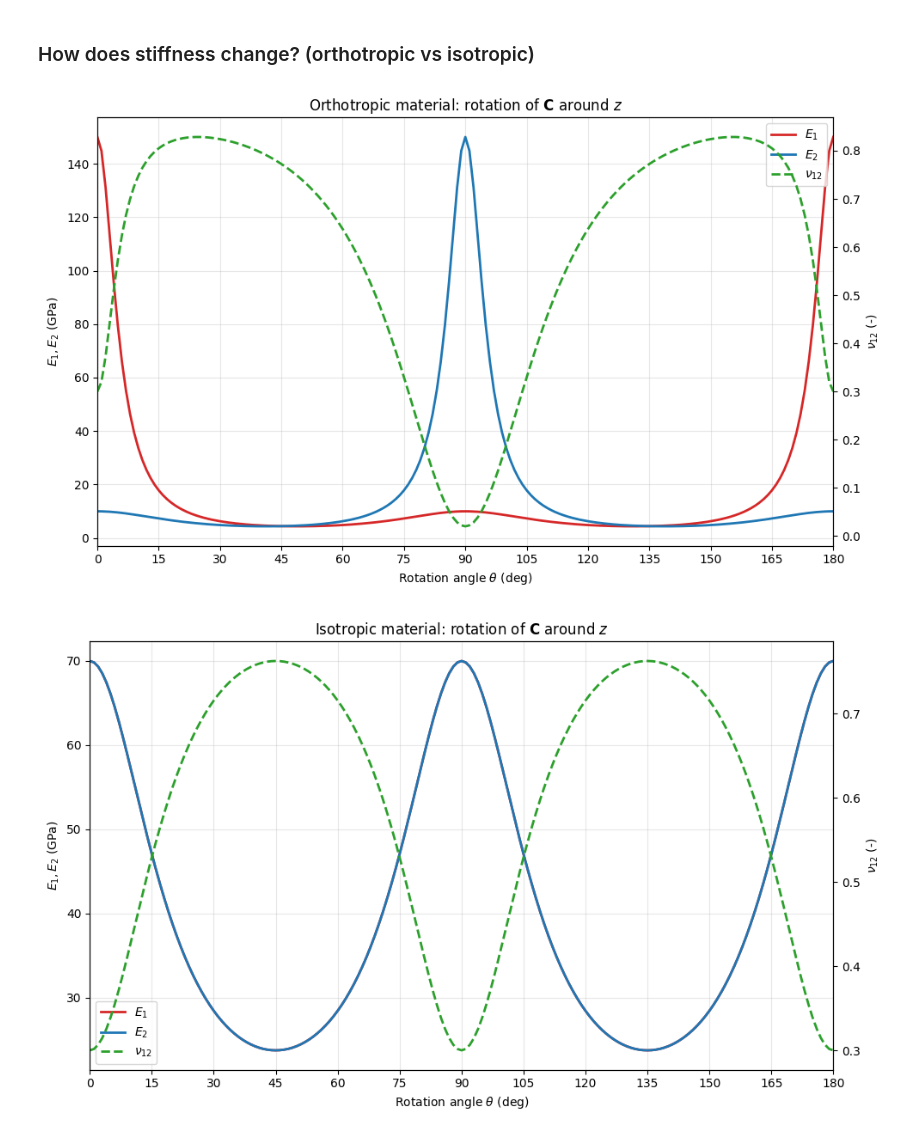
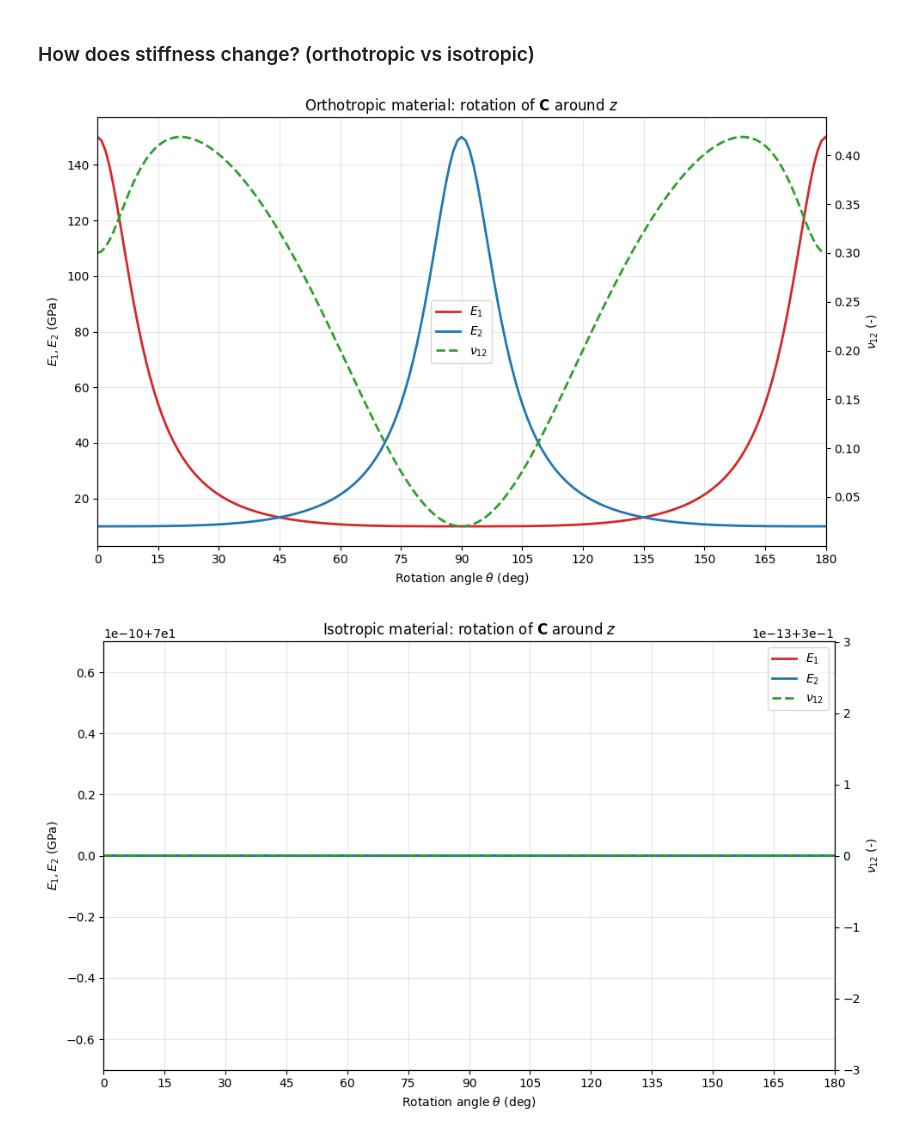
Before and after one commit to VascoPires/Mechanics-of-Composite-Materials-250.021-, a Jupyter notebook: Python Notebook Pratical Lecture 4.ipynb, the cells around one changed output. Drawn from its saved outputs; the diff is of its cells as text; code cells hidden in the pictures.

```diff
--- a/Python Notebook Pratical Lecture 4.ipynb
+++ b/Python Notebook Pratical Lecture 4.ipynb
@@ -133,11 +133,13 @@ plt.show()
 # %% [markdown]
 ### How does stiffness change? (orthotropic vs isotropic)
 # %%
-def z_rotation_stress_matrix(theta_deg):
+def z_rotation_matrices(theta_deg):
     theta = np.deg2rad(theta_deg)
     c = np.cos(theta)
     s = np.sin(theta)
-    return np.array([
+
+    # Stress transformation matrix
+    T_sigma = np.array([
         [c**2, s**2, 0.0, -2.0*s*c, 0.0, 0.0],
         [s**2, c**2, 0.0,  2.0*s*c, 0.0, 0.0],
         [0.0,  0.0,  1.0,  0.0,     0.0, 0.0],
@@ -146,11 +148,22 @@ def z_rotation_stress_matrix(theta_deg):
         [0.0,  0.0,  0.0,  0.0,     s,   c]
     ])
 
+    # Strain transformation matrix (engineering shear strain convention)
+    T_epsilon = np.array([
+        [c**2, s**2, 0.0, -s*c, 0.0, 0.0],
+        [s**2, c**2, 0.0,  s*c, 0.0, 0.0],
+        [0.0,  0.0,  1.0,  0.0, 0.0, 0.0],
+        [2.0*s*c, -2.0*s*c, 0.0, c**2-s**2, 0.0, 0.0],
+        [0.0,  0.0,  0.0,  0.0, c, -s],
+        [0.0,  0.0,  0.0,  0.0, s,  c]
+    ])
+
+    return T_sigma, T_epsilon
+
 
 def rotate_stiffness_z(C_local, theta_deg):
-    T_sigma = z_rotation_stress_matrix(theta_deg)
-    T_sigma_inv = np.linalg.inv(T_sigma)
-    return T_sigma_inv.T @ C_local @ T_sigma_inv
+    T_sigma, T_epsilon = z_rotation_matrices(theta_deg)
+    return T_sigma @ C_local @ np.linalg.inv(T_epsilon)
 
 
 def engineering_constants_from_stiffness(C):
@@ -220,32 +233,32 @@ plot_rotated_constants(
 E_iso = 70.0
 nu_iso = 0.30
 G_iso = E_iso / (2.0 * (1.0 + nu_iso))
 
 S_iso = np.array([
     [1/E_iso,   -nu_iso/E_iso, -nu_iso/E_iso, 0,     0,     0],
     [-nu_iso/E_iso, 1/E_iso,   -nu_iso/E_iso, 0,     0,     0],
     [-nu_iso/E_iso, -nu_iso/E_iso, 1/E_iso,   0,     0,     0],
     [0,         0,         0,         1/G_iso, 0,     0],
     [0,         0,         0,         0,     1/G_iso, 0],
     [0,         0,         0,         0,     0,     1/G_iso]
 ], dtype=float)
 
 C_iso = np.linalg.inv(S_iso)
 E1_iso_vals = np.zeros_like(angles)
 E2_iso_vals = np.zeros_like(angles)
 nu12_iso_vals = np.zeros_like(angles)
 
 for i, angle in enumerate(angles):
     C_rot = rotate_stiffness_z(C_iso, angle)
     E1_iso_vals[i], E2_iso_vals[i], nu12_iso_vals[i] = engineering_constants_from_stiffness(C_rot)
 
 plot_rotated_constants(
     angles,
     E1_iso_vals,
     E2_iso_vals,
     nu12_iso_vals,
     title=r'Isotropic material: rotation of $\mathbf{C}$ around $z$'
 )
 # %% [output]
-[figure, old version]
+[figure, new version]
-[figure, old version]
+[figure, new version]
```
